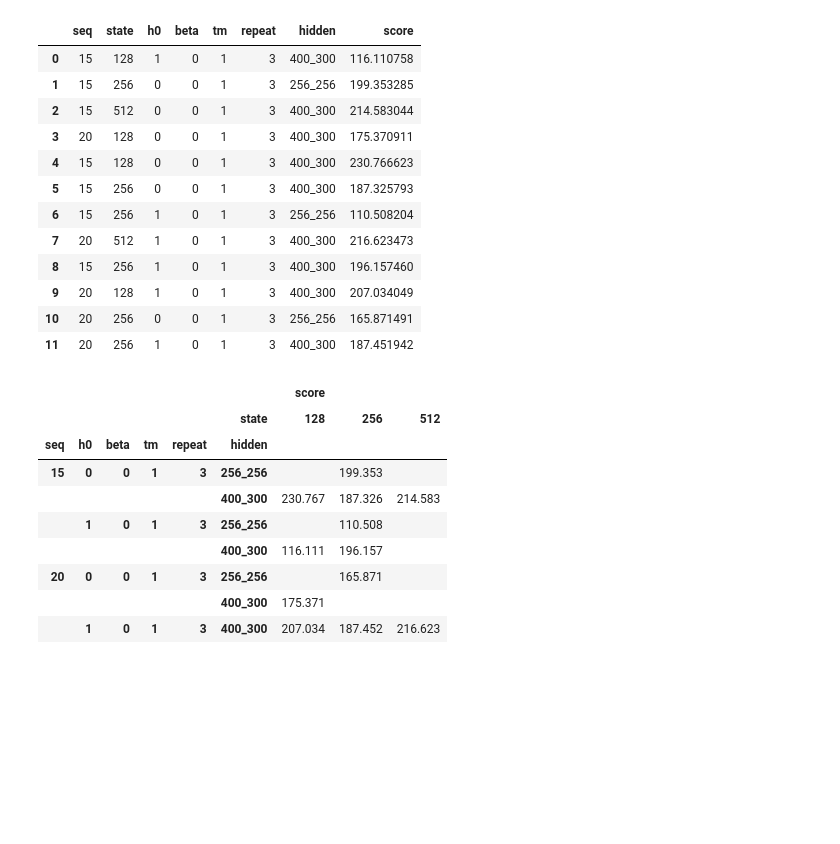
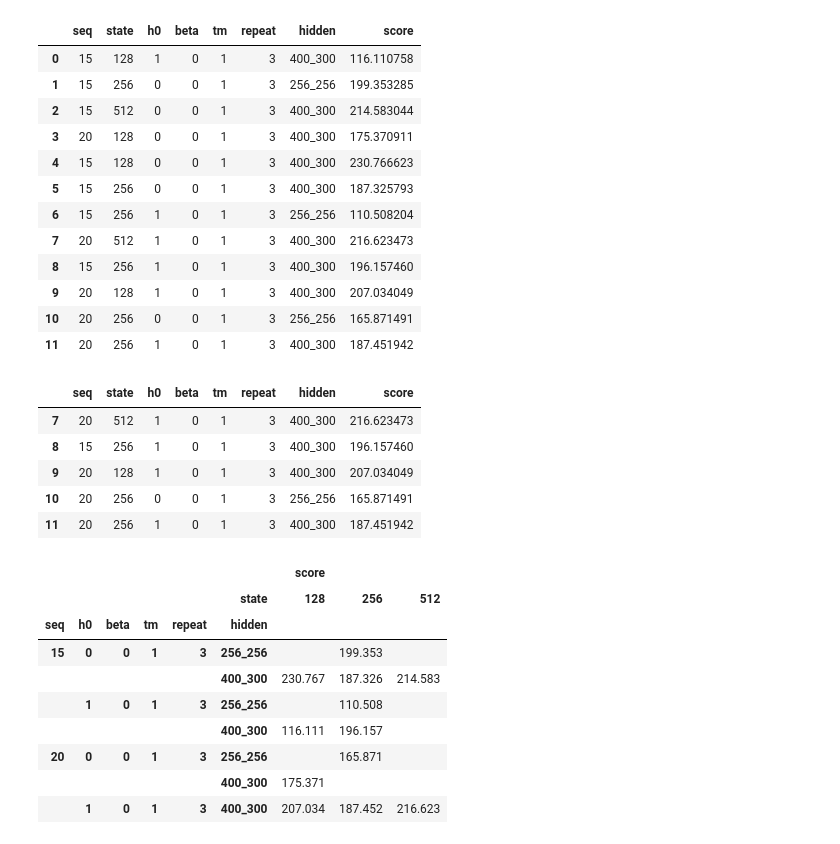
Before and after one commit to createamind/DRL, a Jupyter notebook: spinup/algos/sac_rnn_model/exp_log.ipynb, the cells around one changed output. Drawn from its saved outputs; the diff is of its cells as text; code cells hidden in the pictures; blank space fills up the shorter version.

```diff
--- a/spinup/algos/sac_rnn_model/exp_log.ipynb
+++ b/spinup/algos/sac_rnn_model/exp_log.ipynb
@@ -1142,6 +1142,15 @@ df
 | 9 | 20 | 128 | 1 | 0 | 1 | 3 | 400_300 | 207.034049 |
 | 10 | 20 | 256 | 0 | 0 | 1 | 3 | 256_256 | 165.871491 |
 | 11 | 20 | 256 | 1 | 0 | 1 | 3 | 400_300 | 187.451942 |
+# %%
+df.iloc[-5:, :]
+# %% [output]
+|  | seq | state | h0 | beta | tm | repeat | hidden | score |
+| 7 | 20 | 512 | 1 | 0 | 1 | 3 | 400_300 | 216.623473 |
+| 8 | 15 | 256 | 1 | 0 | 1 | 3 | 400_300 | 196.157460 |
+| 9 | 20 | 128 | 1 | 0 | 1 | 3 | 400_300 | 207.034049 |
+| 10 | 20 | 256 | 0 | 0 | 1 | 3 | 256_256 | 165.871491 |
+| 11 | 20 | 256 | 1 | 0 | 1 | 3 | 400_300 | 187.451942 |
 # %%
 l = df.columns
 # df = df.drop(["name"], axis=1)
```
Also changed, not shown: 3 other files.
